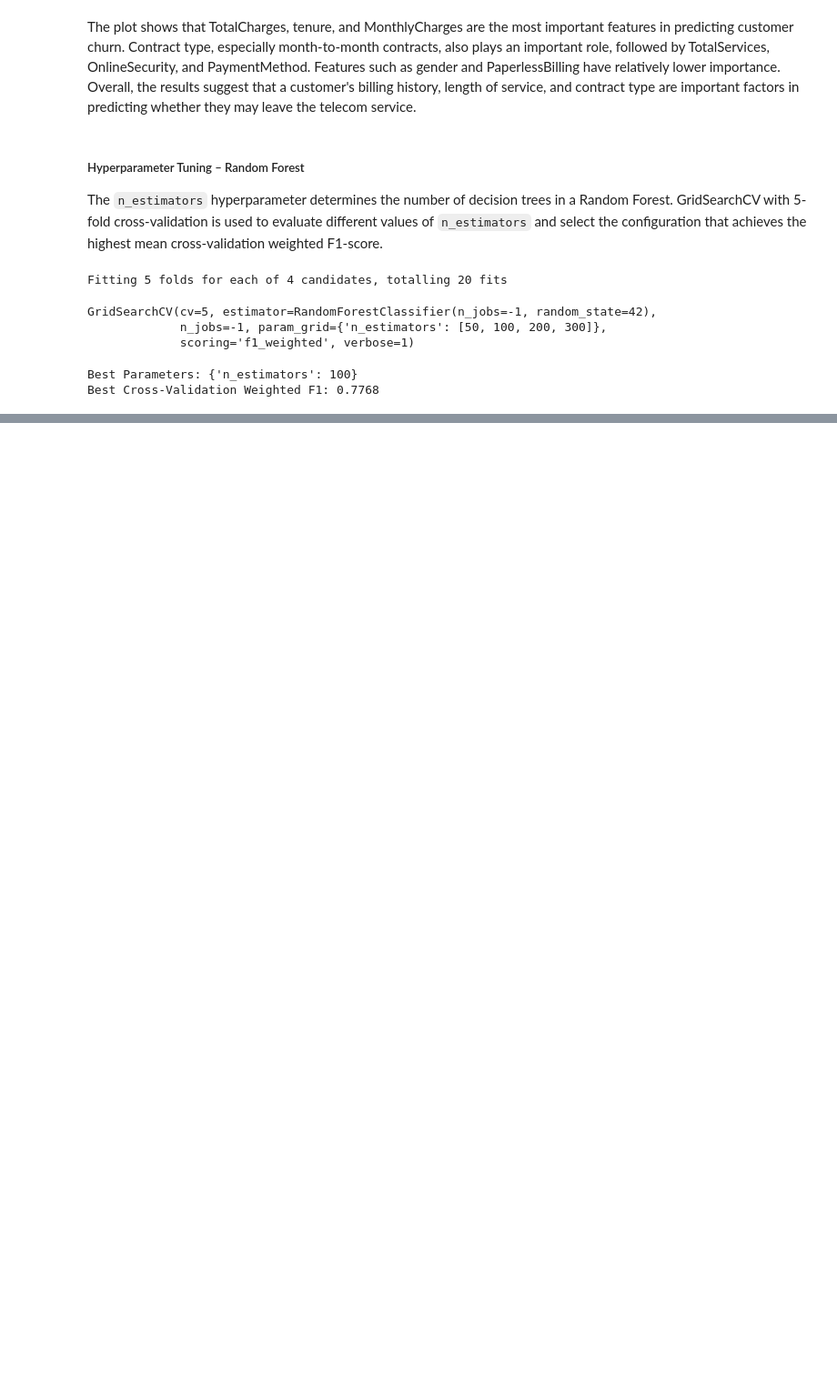
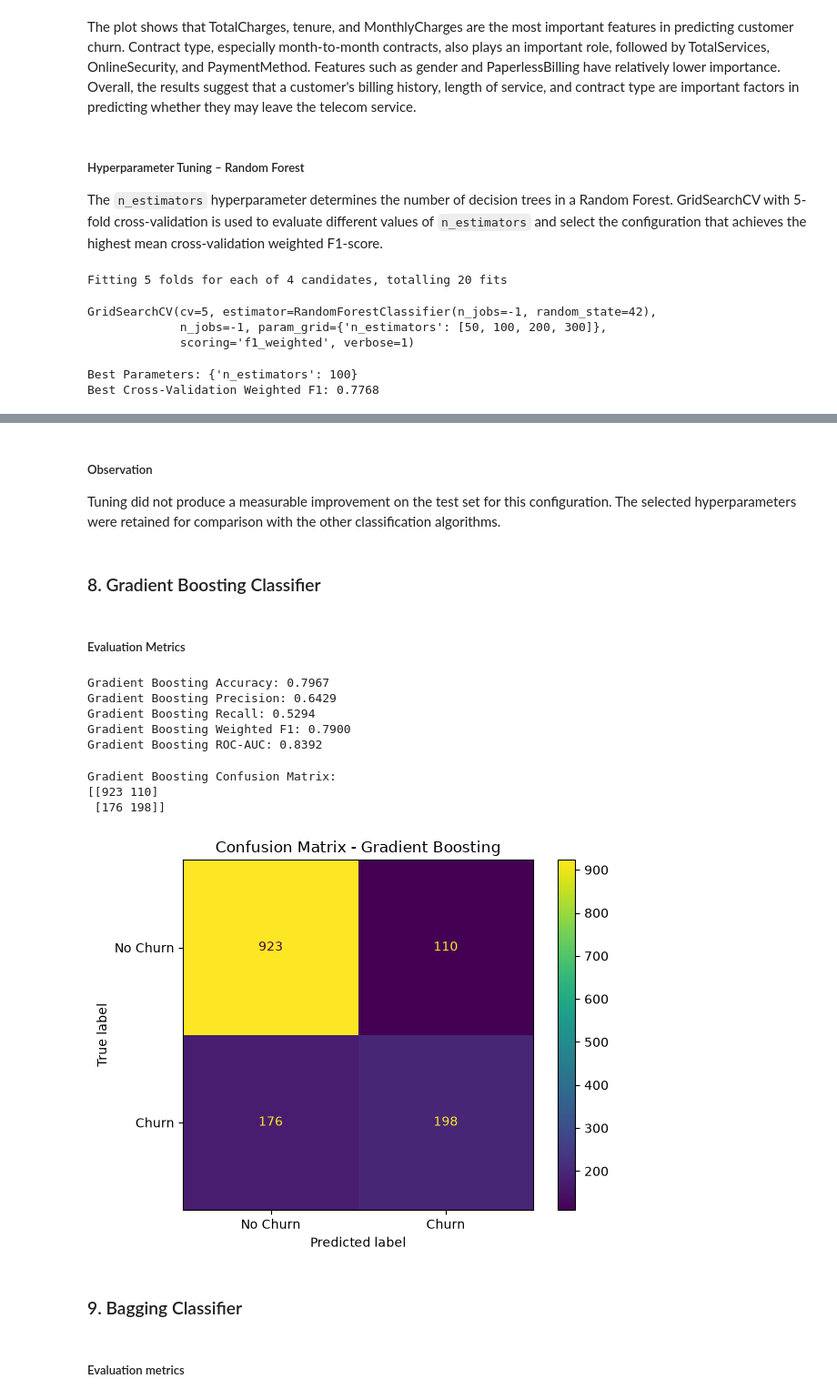
Before and after one commit to Anuja1307/ML_Capstone_Project, a Jupyter notebook: notebooks/Classification.ipynb, the cells around one changed output, grey strips where cells are left out. Shown at 91% size. Drawn from its saved outputs; the diff is of its cells as text; code cells hidden in the pictures; blank space fills up the shorter version.

Commit message:
Added all classification algos

```diff
--- a/notebooks/Classification.ipynb
+++ b/notebooks/Classification.ipynb
@@ -1319,0 +1606,76 @@ GridSearchCV was used with 5-fold cross-validation to evaluate `n_estimators` va
+# %% [markdown]
+##### Observation
+
+Tuning did not produce a measurable improvement on the test set for this configuration. The selected hyperparameters were retained for comparison with the other classification algorithms.
+# %% [markdown]
+### 8. Gradient Boosting Classifier
+# %%
+from sklearn.ensemble import GradientBoostingClassifier
+from sklearn.model_selection import GridSearchCV
+
+gb_model = GradientBoostingClassifier(
+    n_estimators=100,
+    learning_rate=0.1,
+    random_state=42
+)
+
+gb_model.fit(X_train_processed, y_train)
+
+y_pred_gb = gb_model.predict(X_test_processed)
+
+y_prob_gb = gb_model.predict_proba(X_test_processed)[:, 1]
+# %% [markdown]
+##### Evaluation Metrics
+# %%
+gb_accuracy = accuracy_score(y_test, y_pred_gb)
+
+gb_precision = precision_score(
+    y_test, y_pred_gb, zero_division=0
+)
+
+gb_recall = recall_score(
+    y_test, y_pred_gb, zero_division=0
+)
+
+gb_f1 = f1_score(
+    y_test,
+    y_pred_gb,
+    average="weighted",
+    zero_division=0
+)
+
+gb_roc_auc = roc_auc_score(y_test, y_prob_gb)
+
+print(f"Gradient Boosting Accuracy: {gb_accuracy:.4f}")
+print(f"Gradient Boosting Precision: {gb_precision:.4f}")
+print(f"Gradient Boosting Recall: {gb_recall:.4f}")
+print(f"Gradient Boosting Weighted F1: {gb_f1:.4f}")
+print(f"Gradient Boosting ROC-AUC: {gb_roc_auc:.4f}")
+# %% [output]
+Gradient Boosting Accuracy: 0.7967
+Gradient Boosting Precision: 0.6429
+Gradient Boosting Recall: 0.5294
+Gradient Boosting Weighted F1: 0.7900
+Gradient Boosting ROC-AUC: 0.8392
+# %%
+gb_cm = confusion_matrix(y_test, y_pred_gb)
+
+print("Gradient Boosting Confusion Matrix:")
+print(gb_cm)
+
+gb_display = ConfusionMatrixDisplay(
+    confusion_matrix=gb_cm,
+    display_labels=["No Churn", "Churn"]
+)
+
+gb_display.plot()
+plt.title("Confusion Matrix - Gradient Boosting")
+plt.tight_layout()
+plt.show()
+# %% [output]
+Gradient Boosting Confusion Matrix:
+[[923 110]
+ [176 198]]
+[figure, added]
+# %% [markdown]
+### 9. Bagging Classifier
@@ -1319,0 +1698,2 @@ GridSearchCV was used with 5-fold cross-validation to evaluate `n_estimators` va
+# %% [markdown]
+##### Evaluation metrics
```
Also changed, not shown: parts of 37 cells of this notebook.
